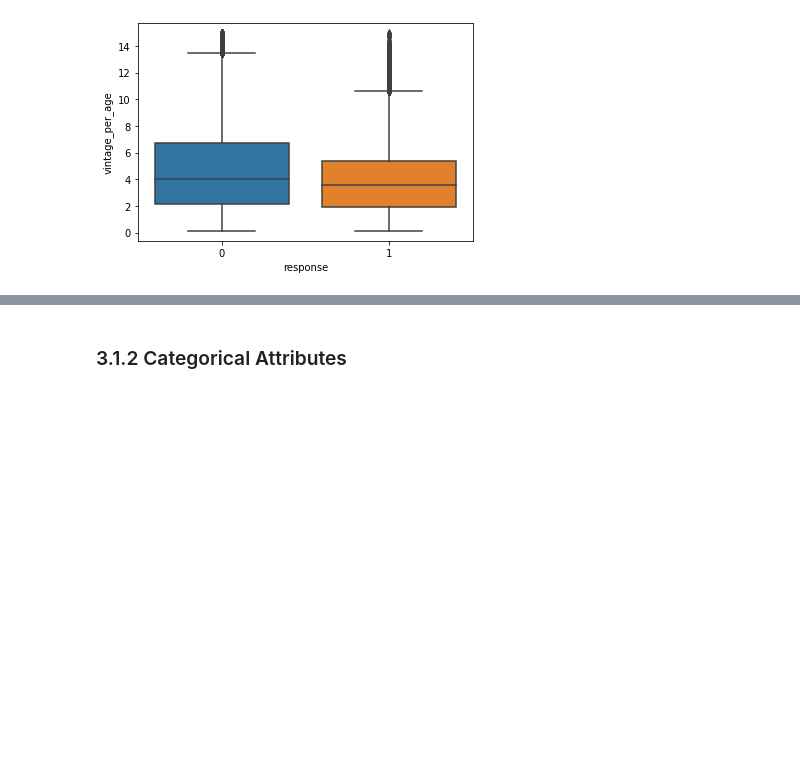
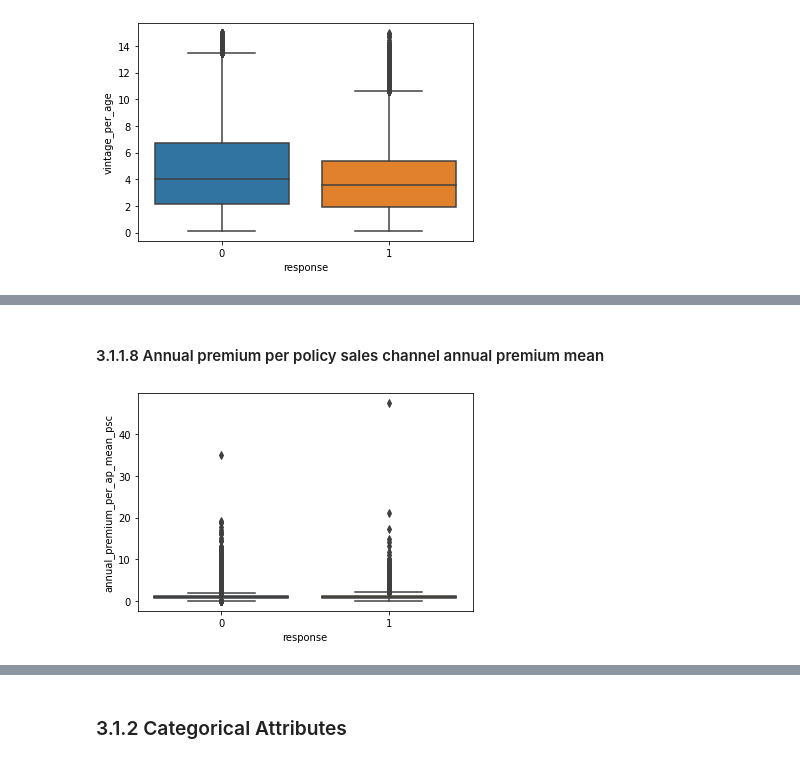
Before and after one commit to LessioGuilherme/pa004_health_insurance_cross_sell, a Jupyter notebook: pa004_health_insurance_cross_sell_sprint03.ipynb, the cells around one changed output, grey strips where cells are left out. Cells and saved outputs as stored; diff of their text form; code cells hidden in the pictures; blank space fills up the shorter version.

```diff
--- a/pa004_health_insurance_cross_sell_sprint03.ipynb
+++ b/pa004_health_insurance_cross_sell_sprint03.ipynb
@@ -548,0 +557,6 @@ num_attributes.hist(bins=25, figsize=(16, 10), grid = False);
+# %% [markdown]
+#### 3.1.1.8 Annual premium per policy sales channel annual premium mean
+# %%
+sns.boxplot(x= 'response', y='annual_premium_per_ap_mean_psc', data=df3);
+# %% [output]
+[figure, added]
```
Also changed, not shown: parts of 24 cells of this notebook.
